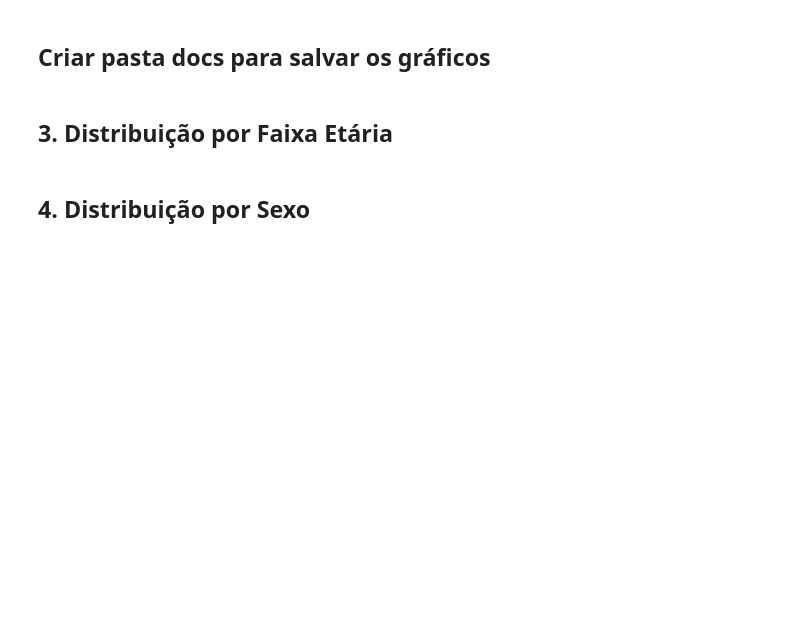
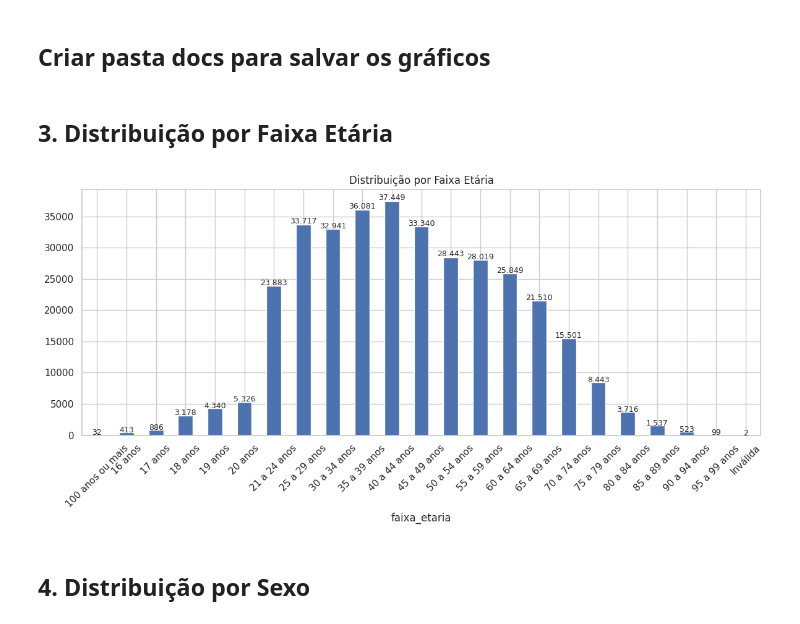
Before and after one commit to JohnDiognes/analise-perfil-eleitor-vila-velha, a Jupyter notebook: notebooks/02_analise_exploratoria.ipynb, the cells around one changed output. Drawn from its saved outputs; the diff is of its cells as text; code cells hidden in the pictures; blank space fills up the shorter version.

```diff
--- a/notebooks/02_analise_exploratoria.ipynb
+++ b/notebooks/02_analise_exploratoria.ipynb
@@ -39,3 +102,13 @@ df_vv.describe(include='all')
+# %%
+def add_labels(ax):
+    """Adiciona rótulos de valores no topo das barras."""
+    for p in ax.patches:
+        ax.annotate(
+            f"{int(p.get_height()):,}".replace(",", "."),
+            (p.get_x() + p.get_width()/2, p.get_height()*1.005),
+            ha='center',
+            fontsize=9
+        )
 # %% [markdown]
 ## Criar pasta docs para salvar os gráficos
 # %%
@@ -45,20 +118,16 @@ os.makedirs('docs', exist_ok=True)
 # %%
 
 plt.figure()
-# Agrupar por faixa_etaria e somar quant_eleitores
-ax = df_vv.groupby('faixa_etaria')['quant_eleitores'].sum().sort_index().plot(kind='bar')
+ax = df_vv.groupby("faixa_etaria")["quant_eleitores"].sum().sort_index().plot(kind="bar")
+
 plt.title("Distribuição por Faixa Etária")
 plt.xticks(rotation=45)
+add_labels(ax)
 plt.tight_layout()
 
-# Adicionar os valores exatos em cada barra, centralizados
-for p in ax.patches:
-    ax.annotate(str(int(p.get_height())), (p.get_x() + p.get_width() / 2, p.get_height() * 1.005), ha='center')
-
-total_eleitores = df_vv['quant_eleitores'].sum()
-ax.text(0.95, 0.95, f'Total de Eleitores: {total_eleitores}', transform=ax.transAxes, ha='right', va='top', bbox=dict(facecolor='white', alpha=0.8))
-
-plt.savefig("docs/faixa_etaria.png")
+plt.savefig(f"{repo_nome}/docs/faixa_etaria.png")
 plt.show()
+# %% [output]
+[figure, added]
 # %% [markdown]
 ## 4. Distribuição por Sexo
```
Also changed, not shown: parts of 13 cells of this notebook.
